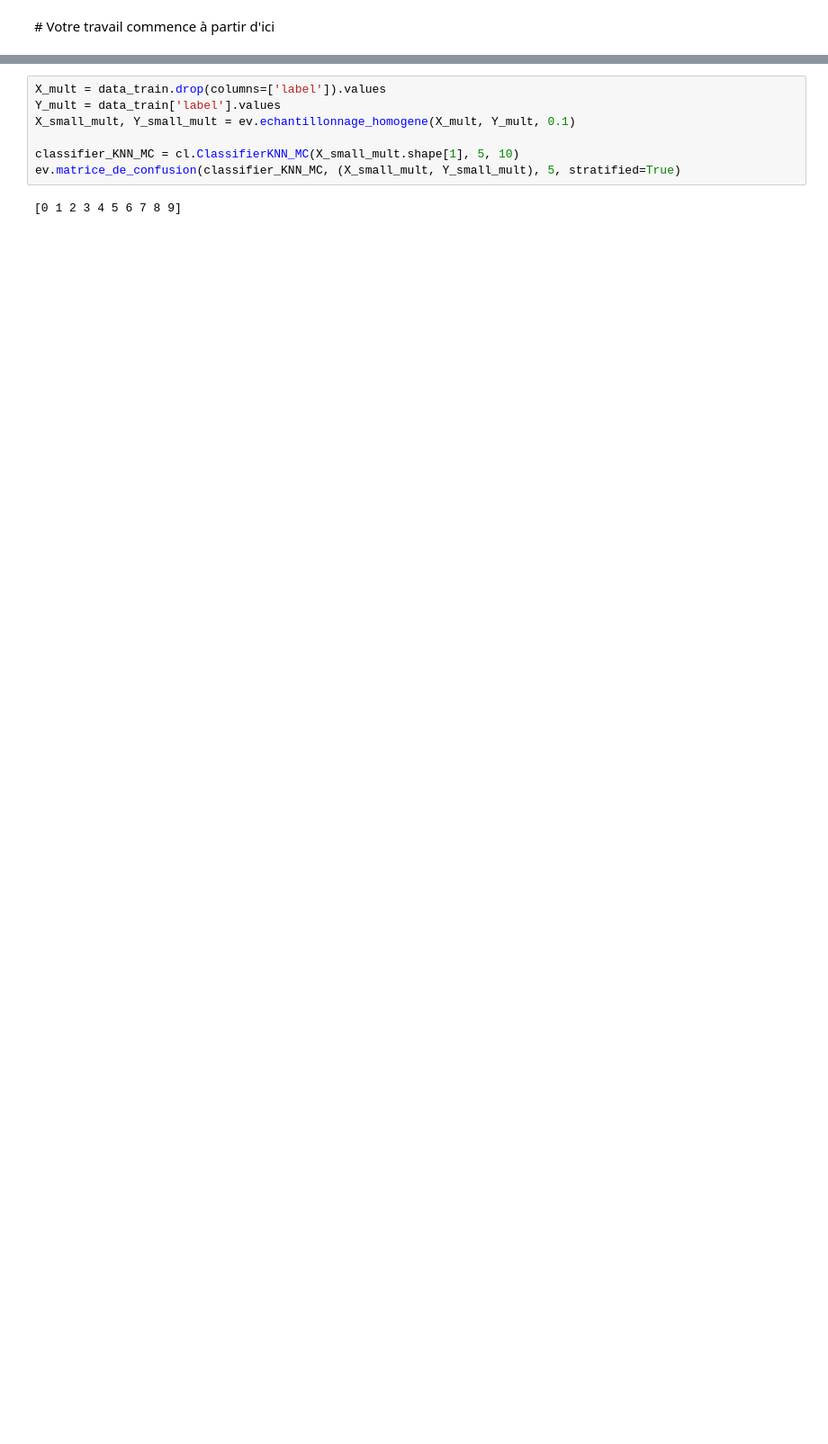
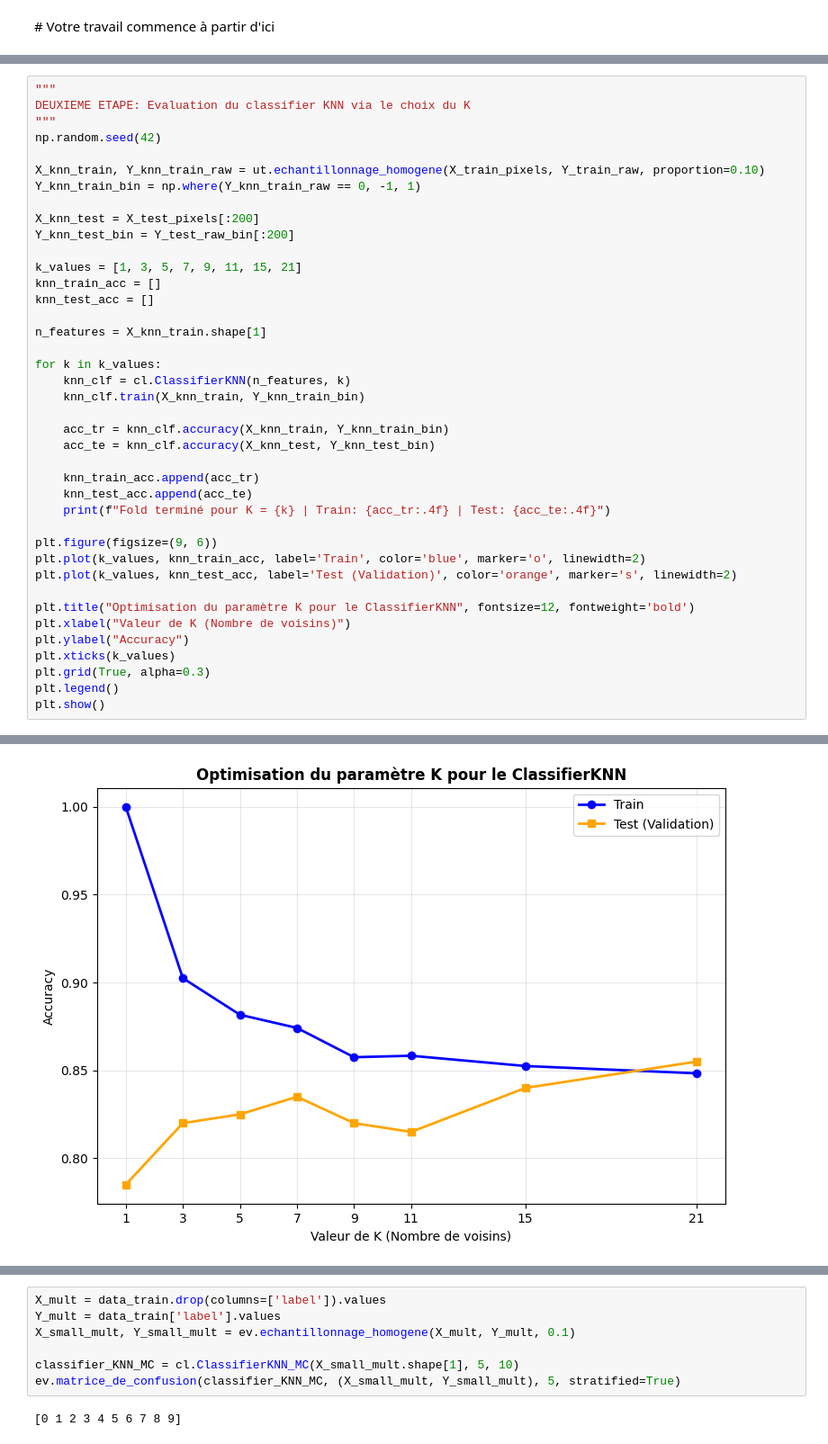
Before and after one commit to Aooooult/fashion-mnist-project, a Jupyter notebook: Projet/projet-GURENKO_NOEL.ipynb, the cells around one changed output, grey strips where cells are left out. Shown at 90% size. Drawn from its saved outputs; the diff is of its cells as text; blank space fills up the shorter version.

```diff
--- a/Projet/projet-GURENKO_NOEL.ipynb
+++ b/Projet/projet-GURENKO_NOEL.ipynb
@@ -322,0 +463,41 @@ vis.plot2DTrainTestSet(X_tr_sampled, Y_tr_sampled, X_te_sampled, Y_te_sampled, n
+# %%
+"""
+DEUXIEME ETAPE: Evaluation du classifier KNN via le choix du K
+"""
+np.random.seed(42)
+
+X_knn_train, Y_knn_train_raw = ut.echantillonnage_homogene(X_train_pixels, Y_train_raw, proportion=0.10)
+Y_knn_train_bin = np.where(Y_knn_train_raw == 0, -1, 1)
+
+X_knn_test = X_test_pixels[:200]
+Y_knn_test_bin = Y_test_raw_bin[:200]
+
+k_values = [1, 3, 5, 7, 9, 11, 15, 21]
+knn_train_acc = []
+knn_test_acc = []
+
+n_features = X_knn_train.shape[1]
+
+for k in k_values:
+    knn_clf = cl.ClassifierKNN(n_features, k)
+    knn_clf.train(X_knn_train, Y_knn_train_bin)
+
+    acc_tr = knn_clf.accuracy(X_knn_train, Y_knn_train_bin)
+    acc_te = knn_clf.accuracy(X_knn_test, Y_knn_test_bin)
+
+    knn_train_acc.append(acc_tr)
+    knn_test_acc.append(acc_te)
+    print(f"Fold terminé pour K = {k} | Train: {acc_tr:.4f} | Test: {acc_te:.4f}")
+
+plt.figure(figsize=(9, 6))
+plt.plot(k_values, knn_train_acc, label='Train', color='blue', marker='o', linewidth=2)
+plt.plot(k_values, knn_test_acc, label='Test (Validation)', color='orange', marker='s', linewidth=2)
+
+plt.title("Optimisation du paramètre K pour le ClassifierKNN", fontsize=12, fontweight='bold')
+plt.xlabel("Valeur de K (Nombre de voisins)")
+plt.ylabel("Accuracy")
+plt.xticks(k_values)
+plt.grid(True, alpha=0.3)
+plt.legend()
+plt.show()
+# %% [output]
@@ -322,0 +512 @@ vis.plot2DTrainTestSet(X_tr_sampled, Y_tr_sampled, X_te_sampled, Y_te_sampled, n
+[figure, added]
```
Also changed, not shown: parts of 10 cells of this notebook, 3 other files.
